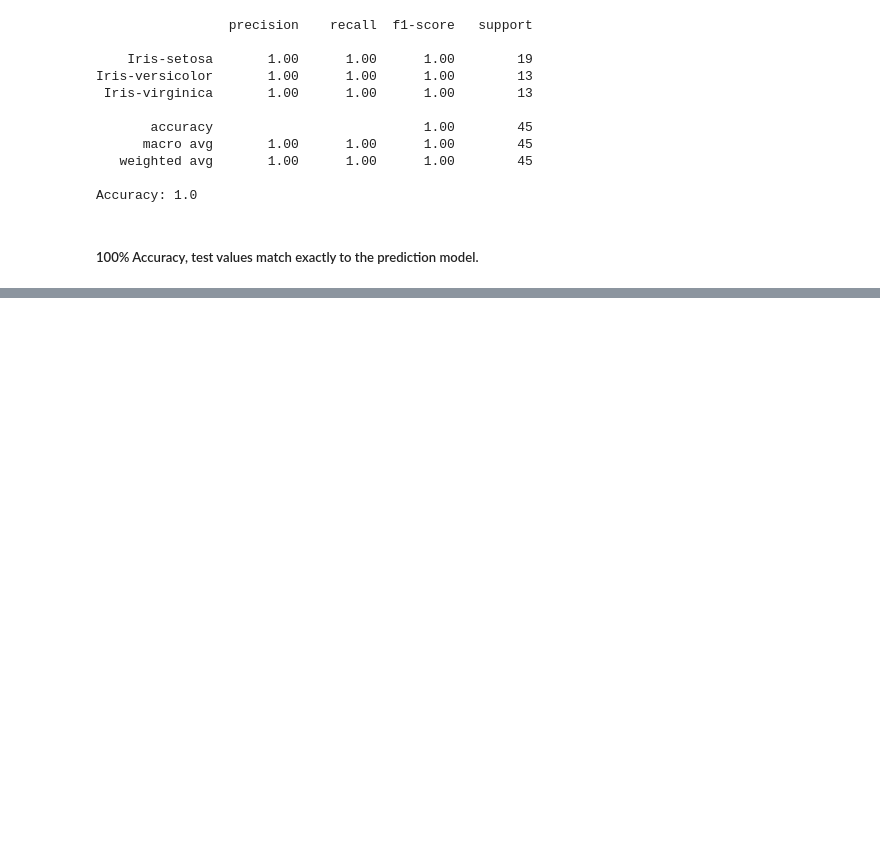
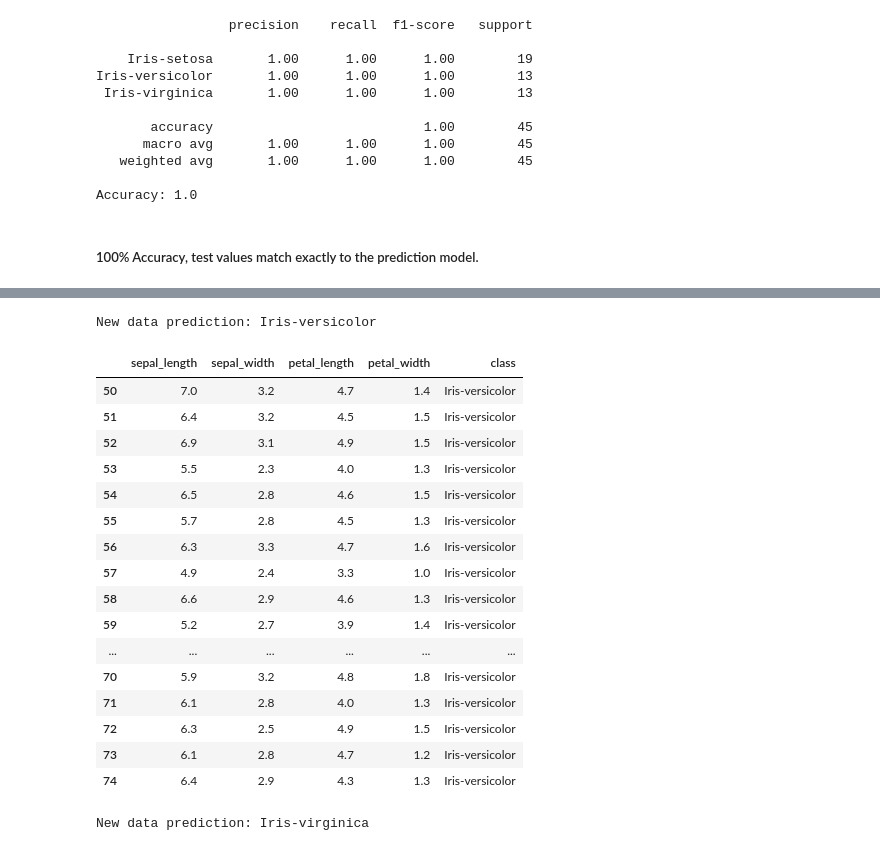
Before and after one commit to BilalA5/Iris-Flower-Classification, a Jupyter notebook: main.ipynb, the cells around one changed output, grey strips where cells are left out. Drawn from its saved outputs; the diff is of its cells as text; code cells hidden in the pictures; blank space fills up the shorter version.

```diff
--- a/main.ipynb
+++ b/main.ipynb
@@ -56,0 +91,35 @@ Accuracy: 1.0
+# %%
+new_data2 = pd.DataFrame({"sepal_length": [6.7], "sepal_width": [3.1], "petal_length": [4.7], "petal_width": [1.5]})
+new_pred2 = knn.predict(new_data2)
+print("New data prediction:", new_pred2[0])
+
+#Cross Reference with data set
+iris_data.iloc[50:75]
+# %% [output]
+New data prediction: Iris-versicolor
+|  | sepal_length | sepal_width | petal_length | petal_width | class |
+| 50 | 7.0 | 3.2 | 4.7 | 1.4 | Iris-versicolor |
+| 51 | 6.4 | 3.2 | 4.5 | 1.5 | Iris-versicolor |
+| 52 | 6.9 | 3.1 | 4.9 | 1.5 | Iris-versicolor |
+| 53 | 5.5 | 2.3 | 4.0 | 1.3 | Iris-versicolor |
+| 54 | 6.5 | 2.8 | 4.6 | 1.5 | Iris-versicolor |
+| 55 | 5.7 | 2.8 | 4.5 | 1.3 | Iris-versicolor |
+| 56 | 6.3 | 3.3 | 4.7 | 1.6 | Iris-versicolor |
+| 57 | 4.9 | 2.4 | 3.3 | 1.0 | Iris-versicolor |
+| 58 | 6.6 | 2.9 | 4.6 | 1.3 | Iris-versicolor |
+| 59 | 5.2 | 2.7 | 3.9 | 1.4 | Iris-versicolor |
+| ... | ... | ... | ... | ... | ... |
+| 70 | 5.9 | 3.2 | 4.8 | 1.8 | Iris-versicolor |
+| 71 | 6.1 | 2.8 | 4.0 | 1.3 | Iris-versicolor |
+| 72 | 6.3 | 2.5 | 4.9 | 1.5 | Iris-versicolor |
+| 73 | 6.1 | 2.8 | 4.7 | 1.2 | Iris-versicolor |
+| 74 | 6.4 | 2.9 | 4.3 | 1.3 | Iris-versicolor |
+# %%
+new_data3 = pd.DataFrame({"sepal_length": [7.2], "sepal_width": [3.6], "petal_length": [6.1], "petal_width": [2.5]})
+new_pred3 = knn.predict(new_data3)
+print("New data prediction:", new_pred3[0])
+
+#Cross Reference with data set
+iris_data.iloc[100:125]
+# %% [output]
+New data prediction: Iris-virginica
```
Also changed, not shown: parts of 3 cells of this notebook.
